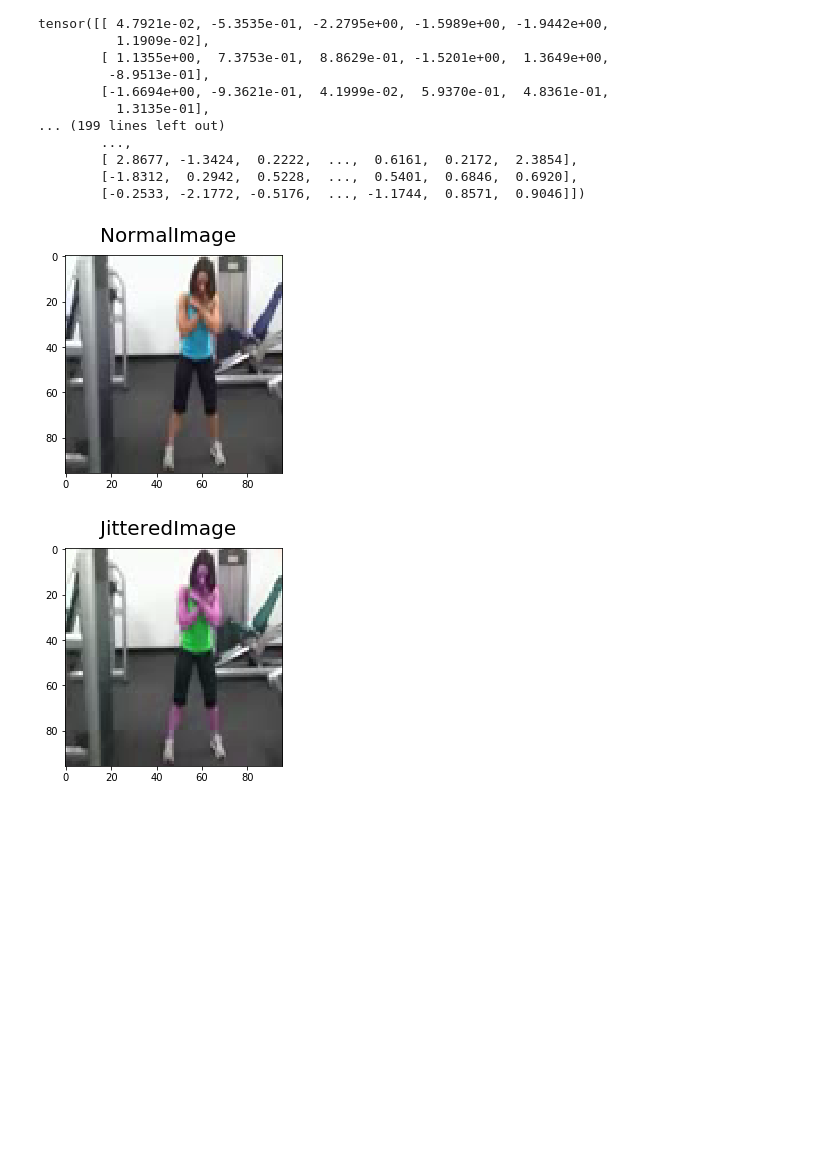
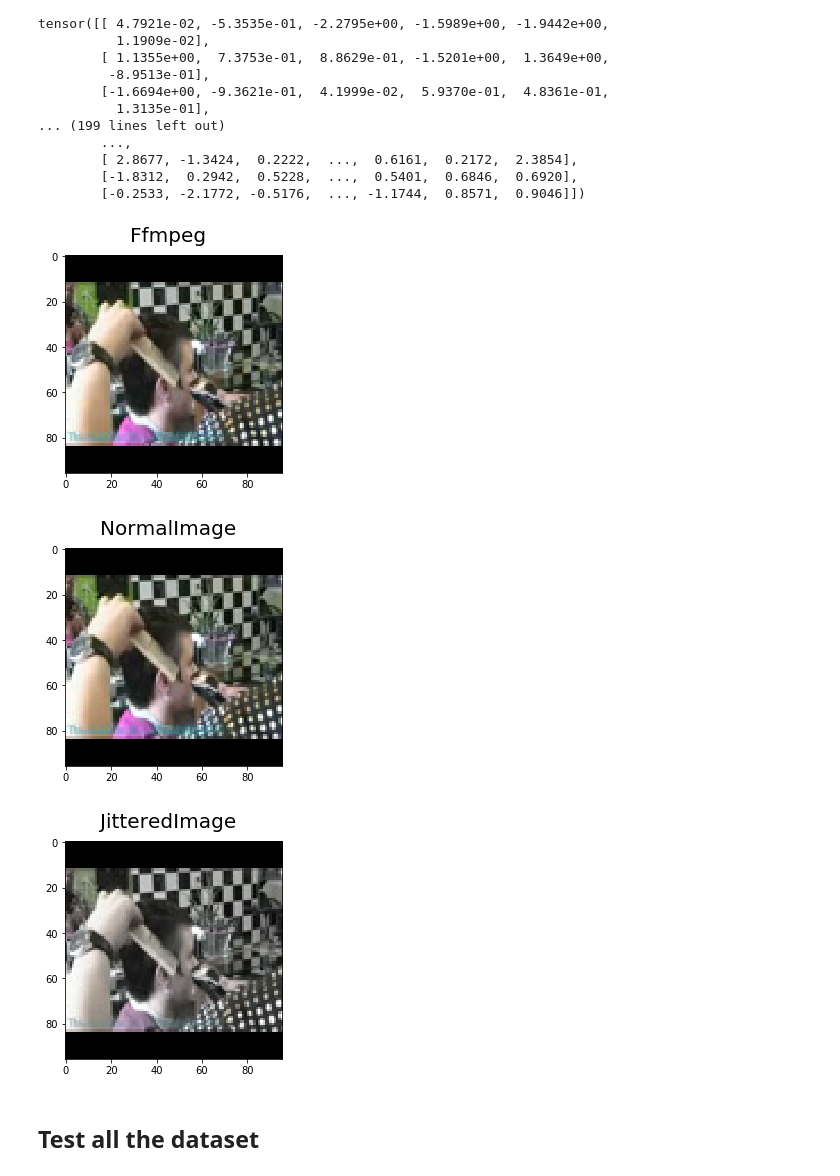
Before and after one commit to CarloP95/Text2VideoGAN, a Jupyter notebook: GANs.ipynb, the cells around one changed output. Saved outputs shown, nothing was run; the diff lists cells and outputs as text; code cells hidden in the pictures; blank space fills up the shorter version.

```diff
--- a/GANs.ipynb
+++ b/GANs.ipynb
@@ -201,17 +226,29 @@ tensor([[ 4.7921e-02, -5.3535e-01, -2.2795e+00, -1.5989e+00, -1.9442e+00,
 # %%
 from torch_videovision.videotransforms.video_transforms import ColorJitter
 
-jitter = ColorJitter(brightness=1, contrast=0.9, saturation=0.9, hue=0.3)
+jitter = ColorJitter(brightness=1, contrast=0.9, saturation=1, hue=-0.5)
 
 jitteredRes_ = jitter(res_)
 
 fig = pylab.figure()
+fig.suptitle('Ffmpeg', fontsize=20)
+pylab.imshow(res[2])
+fig = pylab.figure()
 fig.suptitle('NormalImage', fontsize=20)
-pylab.imshow(res_[0])
+pylab.imshow(res_[1])
 fig = pylab.figure()
 fig.suptitle('JitteredImage', fontsize=20)
 pylab.imshow(jitteredRes_[0])
 pylab.show()
+
+def showImg(frame, title = "Image"):
+    fig = pylab.figure()
+    fig.suptitle(title, fontsize=20)
+    pylab.imshow(frame)
+    pylab.show()
 # %% [output]
-[figure, old version]
+[figure, new version]
-[figure, old version]
+[figure, new version]
+[figure, added]
+# %% [markdown]
+## Test all the dataset
```
Also changed, not shown: parts of 2 cells of this notebook, 1 other file.
